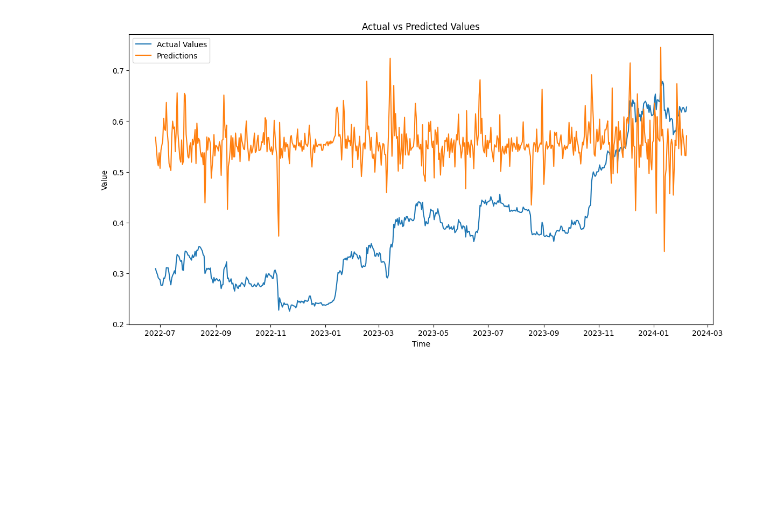
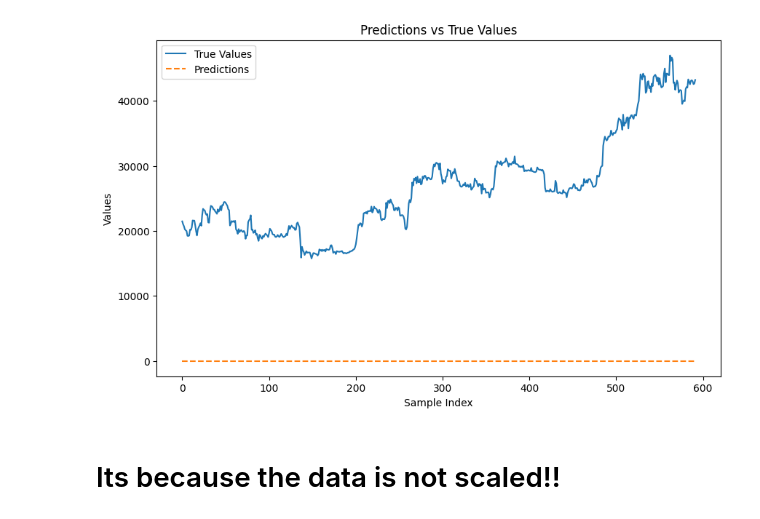
Before and after one commit to NikhilNRS/simpful_btc, a Jupyter notebook: implementation/11_Model_Inspection.ipynb, the cells around one changed output. Saved outputs shown, nothing was run; the diff lists cells and outputs as text; code cells hidden in the pictures; blank space fills up the shorter version.

```diff
--- a/implementation/11_Model_Inspection.ipynb
+++ b/implementation/11_Model_Inspection.ipynb
@@ -28,10 +10,10 @@ print(type(best_system))
 # %%
 # Define the path to the directory where the daily test sets are saved
-daily_data_path = './data/daily_derived_data_from_hour/'
+daily_data_path = './daily_data/'
 
 # Load the test sets
-x_test_daily = pd.read_csv(daily_data_path + 'x_test_daily.csv')
-y_test_daily = pd.read_csv(daily_data_path + 'y_test_daily.csv')
+x_test = pd.read_csv(daily_data_path + 'X_test.csv')
+y_test = pd.read_csv(daily_data_path + 'y_test.csv')
 
 # Display the first few rows to verify the data
 print("First few rows of x_test_daily:")
@@ -69,27 +53,19 @@ import matplotlib.pyplot as plt
 import pandas as pd
 import numpy as np
 
-# Define the path to the directory where the daily test sets are saved
-daily_data_path = './data/daily_derived_data_from_hour/'
-
-# Load the test sets
-x_test_daily = pd.read_csv(daily_data_path + 'x_test_daily.csv')
-y_test_daily = pd.read_csv(daily_data_path + 'y_test_daily.csv')
-
 # Assuming predictions is already computed and is a numpy array
-predictions = best_system.predict_with_fis(data=x_test_daily)
-
-# Convert the 'datetime' column in y_test_daily to datetime objects
-y_test_daily['datetime'] = pd.to_datetime(y_test_daily['datetime'])
-
-# Plotting
-plt.figure(figsize=(14, 7))
-plt.plot(y_test_daily['datetime'], y_test_daily['target'], label='Actual Values')
-plt.plot(y_test_daily['datetime'], predictions, label='Predictions')
-plt.xlabel('Time')
-plt.ylabel('Value')
-plt.title('Actual vs Predicted Values')
-plt.legend()
-plt.show()
+predictions = best_system.predict_with_fis(data=x_test)
-# %% [output]
-[figure, removed]
+# %%
+# Plot predictions and y_test
+plt.figure(figsize=(10, 6))
+plt.plot(y_test, label='True Values')
+plt.plot(predictions, label='Predictions', linestyle='--')
+plt.title('Predictions vs True Values')
+plt.xlabel('Sample Index')
+plt.ylabel('Values')
+plt.legend()
+plt.show()
+# %% [output]
+[figure, added]
+# %% [markdown]
+# Its because the data is not scaled!!
```
Also changed, not shown: parts of 4 cells of this notebook, 8 other files.
